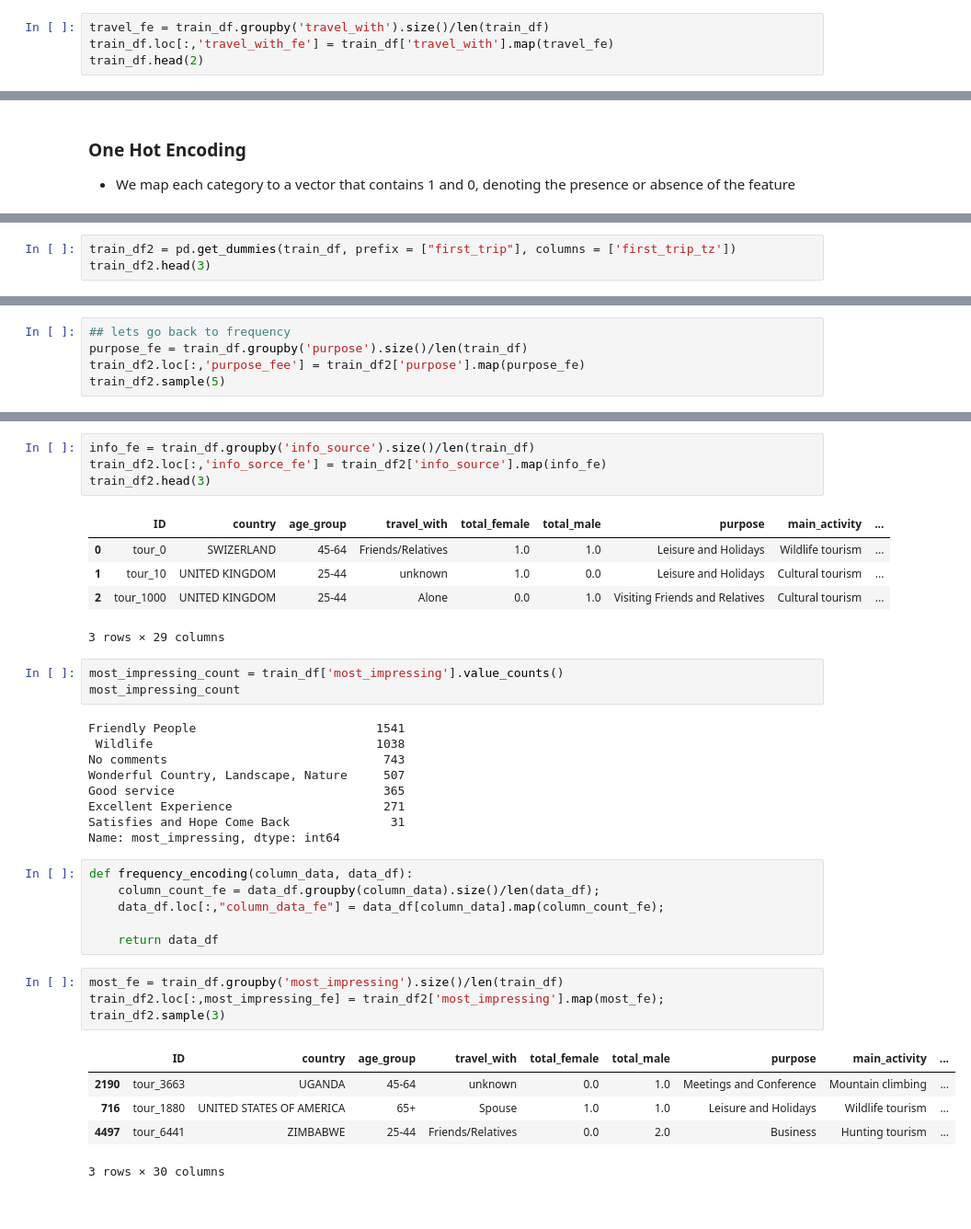
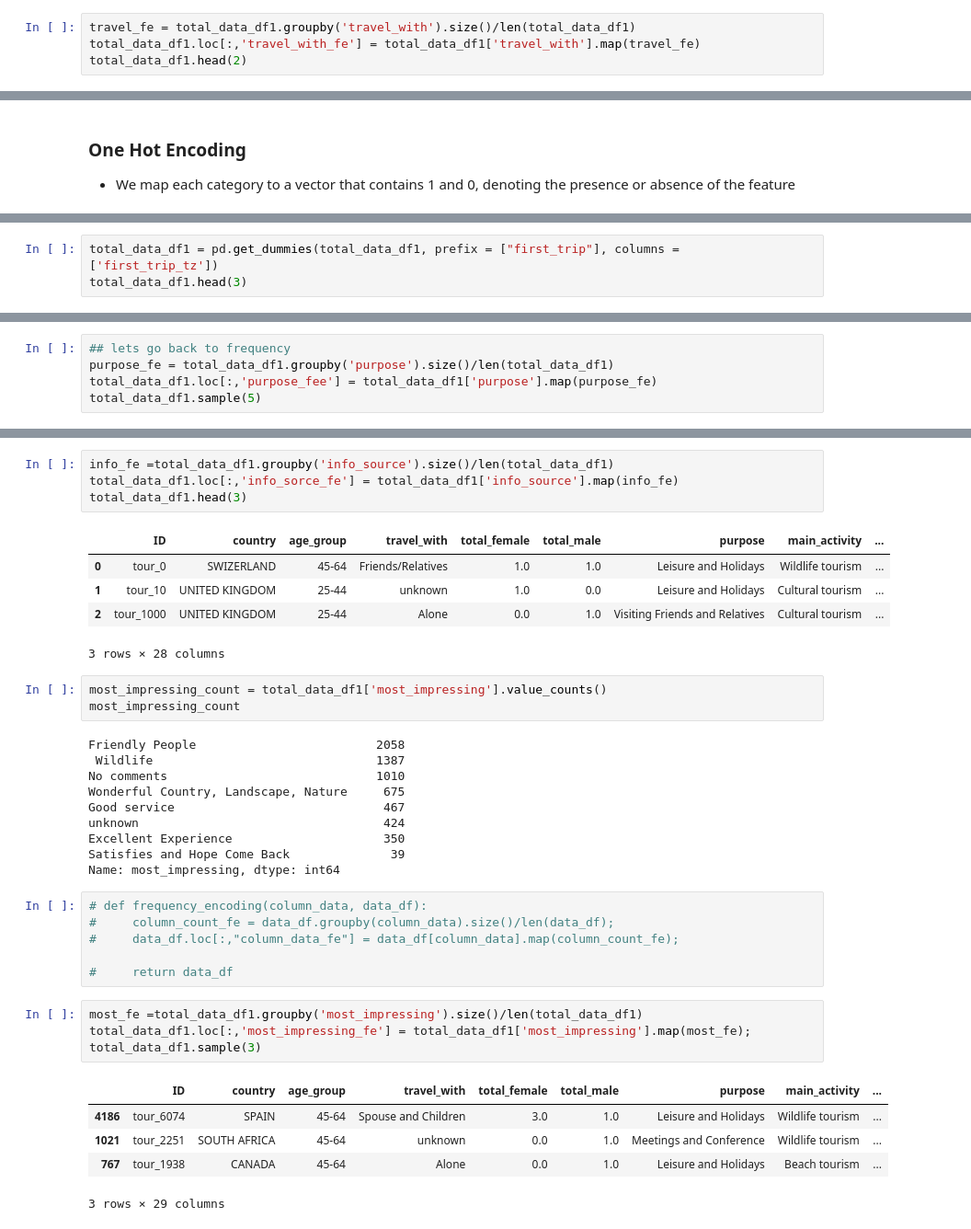
Before and after one commit to phelly/publicAPIs, a Jupyter notebook: Tourism Prediction.ipynb, the cells around one changed output, grey strips where cells are left out. Shown at 92% size. Drawn from its saved outputs; the diff is of its cells as text.

```diff
--- a/Tourism Prediction.ipynb
+++ b/Tourism Prediction.ipynb
@@ -313,7 +335,7 @@ train_df.head(2)
 # %%
-travel_fe = train_df.groupby('travel_with').size()/len(train_df)
-train_df.loc[:,'travel_with_fe'] = train_df['travel_with'].map(travel_fe)
-train_df.head(2)
+travel_fe = total_data_df1.groupby('travel_with').size()/len(total_data_df1)
+total_data_df1.loc[:,'travel_with_fe'] = total_data_df1['travel_with'].map(travel_fe)
+total_data_df1.head(2)
 # %% [output]
 |  | ID | country | age_group | travel_with | total_female | total_male | purpose | main_activity | ... |
 | 0 | tour_0 | SWIZERLAND | 45-64 | Friends/Relatives | 1.0 | 1.0 | Leisure and Holidays | Wildlife tourism | ... |
@@ -335,6 +355,6 @@ NameError: name 'i' is not defined
 # %%
-train_df2 = pd.get_dummies(train_df, prefix = ["first_trip"], columns = ['first_trip_tz'])
-train_df2.head(3)
+total_data_df1 = pd.get_dummies(total_data_df1, prefix = ["first_trip"], columns = ['first_trip_tz'])
+total_data_df1.head(3)
 # %% [output]
 |  | ID | country | age_group | travel_with | total_female | total_male | purpose | main_activity | ... |
 | 0 | tour_0 | SWIZERLAND | 45-64 | Friends/Relatives | 1.0 | 1.0 | Leisure and Holidays | Wildlife tourism | ... |
@@ -344,7 +364,7 @@ train_df2.head(3)
 # %%
 ## lets go back to frequency
-purpose_fe = train_df.groupby('purpose').size()/len(train_df)
-train_df2.loc[:,'purpose_fee'] = train_df2['purpose'].map(purpose_fe)
-train_df2.sample(5)
+purpose_fe = total_data_df1.groupby('purpose').size()/len(total_data_df1)
+total_data_df1.loc[:,'purpose_fee'] = total_data_df1['purpose'].map(purpose_fe)
+total_data_df1.sample(5)
 # %% [output]
 |  | ID | country | age_group | travel_with | total_female | total_male | purpose | main_activity | ... |
@@ -357,38 +377,39 @@ train_df2.sample(5)
 # %%
-info_fe = train_df.groupby('info_source').size()/len(train_df)
-train_df2.loc[:,'info_sorce_fe'] = train_df2['info_source'].map(info_fe)
-train_df2.head(3)
+info_fe =total_data_df1.groupby('info_source').size()/len(total_data_df1)
+total_data_df1.loc[:,'info_sorce_fe'] = total_data_df1['info_source'].map(info_fe)
+total_data_df1.head(3)
 # %% [output]
 |  | ID | country | age_group | travel_with | total_female | total_male | purpose | main_activity | ... |
 | 0 | tour_0 | SWIZERLAND | 45-64 | Friends/Relatives | 1.0 | 1.0 | Leisure and Holidays | Wildlife tourism | ... |
 | 1 | tour_10 | UNITED KINGDOM | 25-44 | unknown | 1.0 | 0.0 | Leisure and Holidays | Cultural tourism | ... |
 | 2 | tour_1000 | UNITED KINGDOM | 25-44 | Alone | 0.0 | 1.0 | Visiting Friends and Relatives | Cultural tourism | ... |
-3 rows × 29 columns
+3 rows × 28 columns
 # %%
-most_impressing_count = train_df['most_impressing'].value_counts()
+most_impressing_count = total_data_df1['most_impressing'].value_counts()
 most_impressing_count
 # %% [output]
-Friendly People                         1541
- Wildlife                               1038
-No comments                              743
-Wonderful Country, Landscape, Nature     507
-Good service                             365
-Excellent Experience                     271
-Satisfies and Hope Come Back              31
+Friendly People                         2058
+ Wildlife                               1387
+No comments                             1010
+Wonderful Country, Landscape, Nature     675
+Good service                             467
+unknown                                  424
+Excellent Experience                     350
+Satisfies and Hope Come Back              39
 Name: most_impressing, dtype: int64
 # %%
-def frequency_encoding(column_data, data_df):
-    column_count_fe = data_df.groupby(column_data).size()/len(data_df);
-    data_df.loc[:,"column_data_fe"] = data_df[column_data].map(column_count_fe);
+# def frequency_encoding(column_data, data_df):
+#     column_count_fe = data_df.groupby(column_data).size()/len(data_df);
+#     data_df.loc[:,"column_data_fe"] = data_df[column_data].map(column_count_fe);
 
-    return data_df
+#     return data_df
 # %%
-most_fe = train_df.groupby('most_impressing').size()/len(train_df)
-train_df2.loc[:,most_impressing_fe] = train_df2['most_impressing'].map(most_fe);
-train_df2.sample(3)
+most_fe =total_data_df1.groupby('most_impressing').size()/len(total_data_df1)
+total_data_df1.loc[:,'most_impressing_fe'] = total_data_df1['most_impressing'].map(most_fe);
+total_data_df1.sample(3)
 # %% [output]
 |  | ID | country | age_group | travel_with | total_female | total_male | purpose | main_activity | ... |
-| 2190 | tour_3663 | UGANDA | 45-64 | unknown | 0.0 | 1.0 | Meetings and Conference | Mountain climbing | ... |
-| 716 | tour_1880 | UNITED STATES OF AMERICA | 65+ | Spouse | 1.0 | 1.0 | Leisure and Holidays | Wildlife tourism | ... |
-| 4497 | tour_6441 | ZIMBABWE | 25-44 | Friends/Relatives | 0.0 | 2.0 | Business | Hunting tourism | ... |
+| 4186 | tour_6074 | SPAIN | 45-64 | Spouse and Children | 3.0 | 1.0 | Leisure and Holidays | Wildlife tourism | ... |
+| 1021 | tour_2251 | SOUTH AFRICA | 45-64 | unknown | 0.0 | 1.0 | Meetings and Conference | Wildlife tourism | ... |
+| 767 | tour_1938 | CANADA | 45-64 | Alone | 0.0 | 1.0 | Leisure and Holidays | Beach tourism | ... |
-3 rows × 30 columns
+3 rows × 29 columns
```
Also changed, not shown: parts of 32 cells of this notebook.
